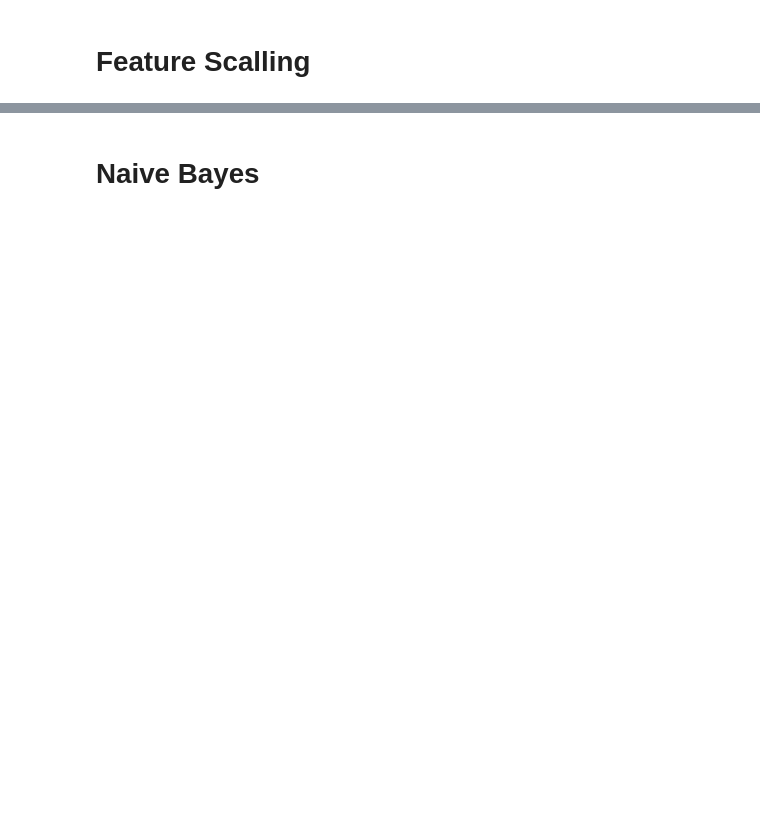
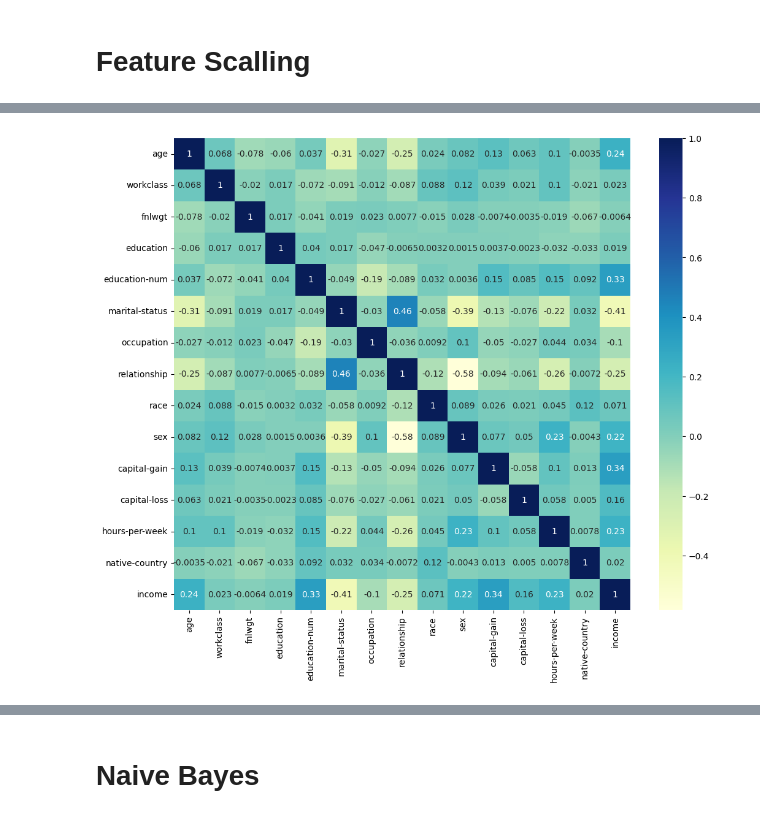
Before and after one commit to Rushdi-Rzx/Adult-Census-Income, a Jupyter notebook: MLCW.ipynb, the cells around one changed output, grey strips where cells are left out. Drawn from its saved outputs; the diff is of its cells as text; code cells hidden in the pictures; blank space fills up the shorter version.

```diff
--- a/MLCW.ipynb
+++ b/MLCW.ipynb
@@ -324,0 +324,2 @@ X.head(1)
+# %%
+X = X.drop_duplicates()
@@ -324,0 +333,23 @@ X.head(1)
+# %%
+#Grouping work class
+X['workclass'] = X['workclass'].replace(['Federal-gov', 'Local-gov', 'State-gov'], 'Goverment')
+X['workclass'] = X['workclass'].replace(['Self-emp-inc', 'Self-emp-not-inc'], 'Self-Employed')
+X['workclass'] = X['workclass'].replace(['Without-pay', 'Never-worked'], 'Unemployed')
+
+#Grouping education
+X['education'] = X['education'].replace(['Preschool', '1st-4th', '5th-6th', '7th-8th', '9th', '10th', '11th', '12th'], 'school')
+X['education'] = X['education'].replace('HS-grad', 'high school')
+X['education'] = X['education'].replace(['Assoc-voc', 'Assoc-acdm', 'Prof-school', 'Some-college'], 'higher')
+X['education'] = X['education'].replace('Bachelors', 'undergraduate')
+X['education'] = X['education'].replace('Masters', 'graduate')
+
+#Grouping martial status
+X['marital-status'] = X['marital-status'].replace(['Married-civ-spouse', 'Married-AF-spouse', 'Separated', 'Married-spouse-absent'], 'Married')
+X['marital-status'] = X['marital-status'].replace(['Never-married', 'Divorced', 'Widowed'], 'Un-Married')
+
+
+#Grouping Occupation
+X['occupation'] = X['occupation'].replace(['Prof-specialty', 'Exec-managerial'], 'Professional')
+X['occupation'] = X['occupation'].replace(['Handlers-cleaners', 'Machine-op-inspct', 'Adm-clerical', 'Farming-fishing', 'Transport-moving', 'Protective-serv', 'Tech-support'], 'Service')
+X['occupation'] = X['occupation'].replace(['Sales', 'Craft-repair'], 'Sales')
+X['occupation'] = X['occupation'].replace(['Other-service', 'Armed-Forces', 'Priv-house-serv'], 'Other')
@@ -324,0 +363,2 @@ X.head(1)
+# %%
+X = X.drop_duplicates()
@@ -325,2 +370,6 @@ X.head(1)
 # %% [markdown]
 # Feature Scalling
+# %%
+from sklearn.preprocessing import LabelEncoder
+X= X.apply(LabelEncoder().fit_transform)
+X.head()
@@ -326,0 +404,5 @@ X.head(1)
+# %%
+plt.figure(figsize=(12, 10))
+dataplot = sns.heatmap(X.corr(), cmap="YlGnBu", annot=True)
+# %% [output]
+[figure, added]
```
Also changed, not shown: parts of 29 cells of this notebook.
